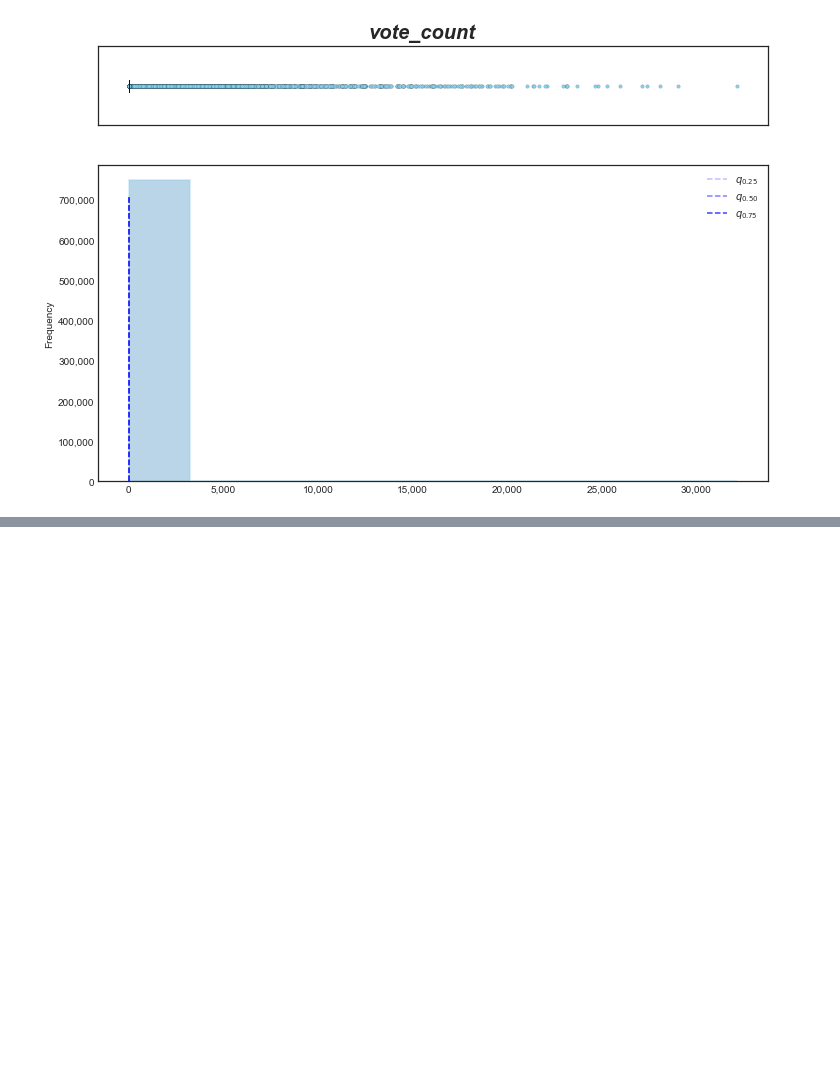
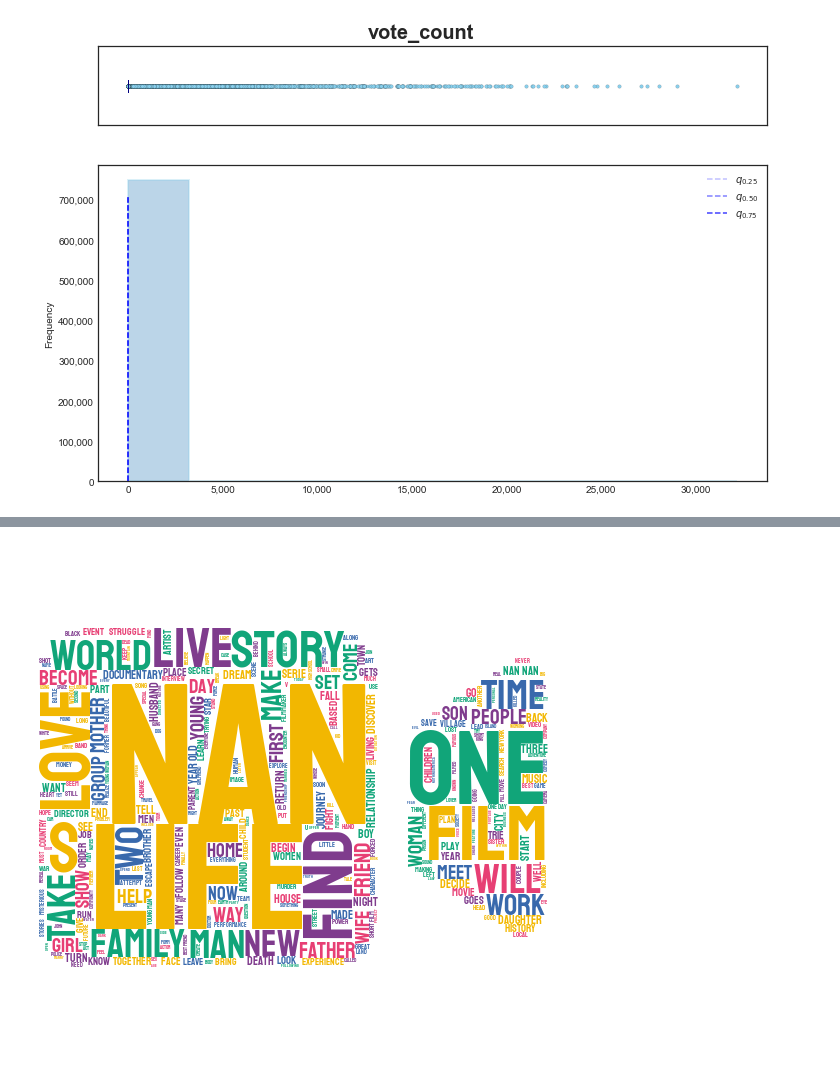
Before and after one commit to jesus-valencia97/Diplomado-en-ciencia-de-datos, a Jupyter notebook: Proyecto/Modulo 5/M1/M5 - Modulo1.ipynb, the cells around one changed output, grey strips where cells are left out. Saved outputs shown, nothing was run; the diff lists cells and outputs as text; code cells hidden in the pictures; blank space fills up the shorter version.

```diff
--- a/Proyecto/Modulo 5/M1/M5 - Modulo1.ipynb
+++ b/Proyecto/Modulo 5/M1/M5 - Modulo1.ipynb
@@ -153,7 +171,8 @@ bar(TMDb,'status',top=10,barlabs=True,format=True)
 ### Variables numéricas
 # %%
 for var in num_vars:
-    hist_box(TMDb,var)
+    PlotUtils.hist_box(TMDb,var)
+    plt.savefig('num_' + var + '.png')
 # %% [output]
 [figure]
 [figure]
@@ -168,0 +192,17 @@ for var in num_vars:
+# %%
+for var in str_vars:
+    TMDb[var] = TMDb[var].astype(str)
+# %%
+str_db = TMDb[str_vars].copy()
+
+str_db['overview_list'] = str_db['overview'].str.split()
+str_db['overview_n'] = str_db['overview_list'].str.len()
+
+str_db['tagline_list'] = str_db['tagline'].str.split()
+str_db['tagline_n'] = str_db['tagline_list'].str.len()
+
+str_db['keywords'] = str_db['keywords'].str.replace('-',' ')
+str_db['keywords_list'] = str_db['keywords'].str.split()
+str_db['keywords_n'] = str_db['keywords_list'].str.len()
+
+str_db
@@ -168,0 +223,6 @@ for var in num_vars:
+# %%
+TC = TagCloud()
+# %%
+TC.cloud(str_db,'overview')
+# %% [output]
+[figure, added]
```
Also changed, not shown: parts of 17 cells of this notebook, 20 other files.
